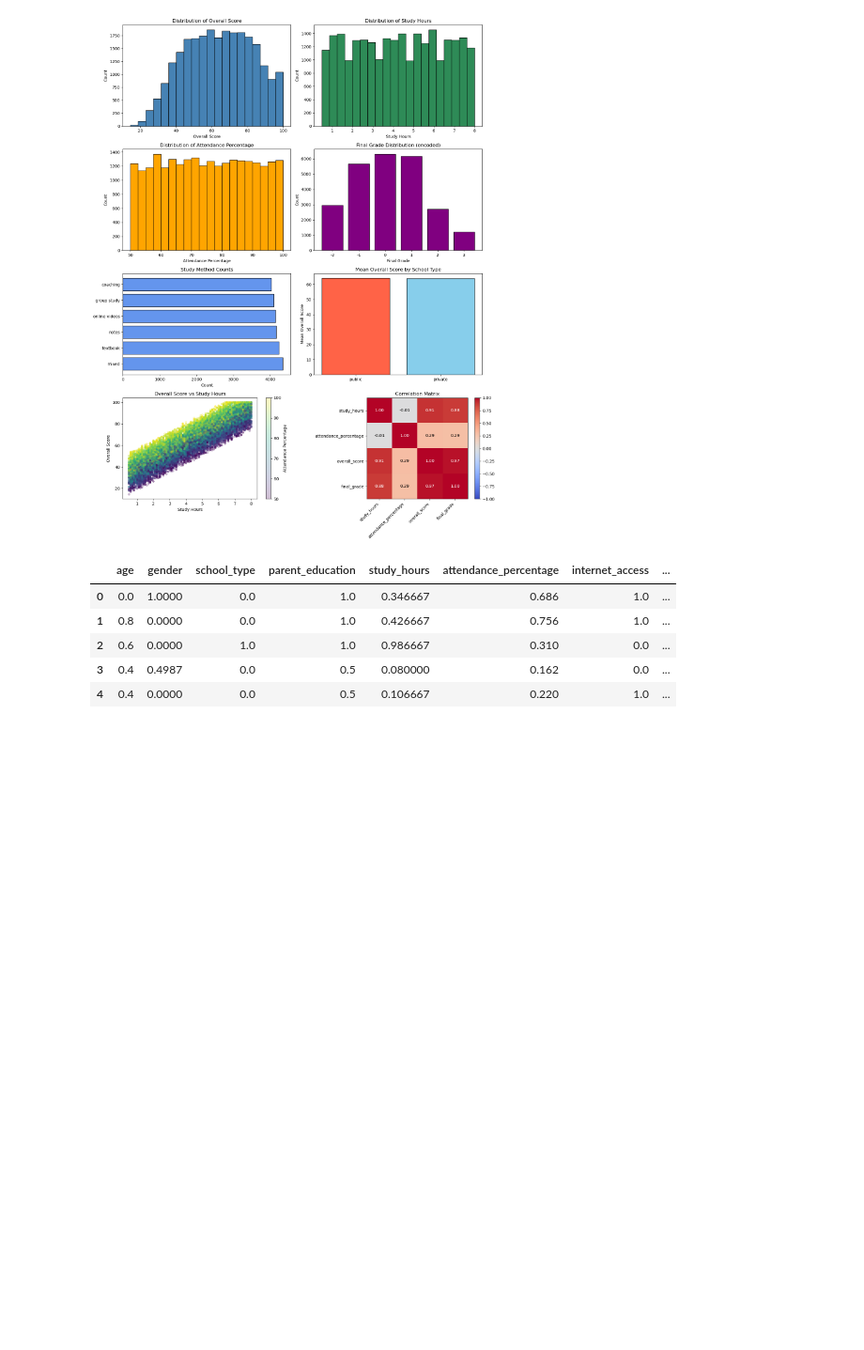
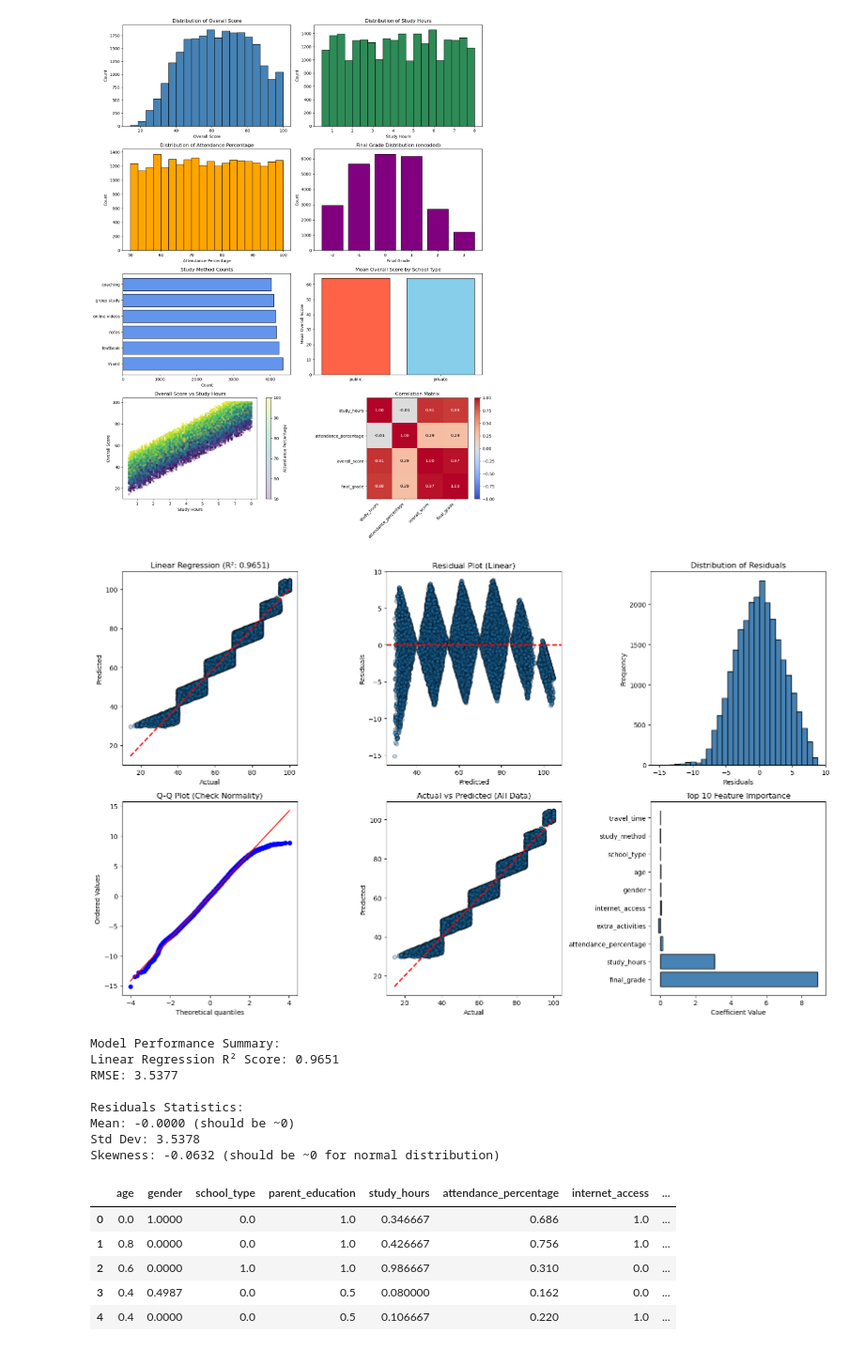
Before and after one commit to bapaidas2002/Projects, a Jupyter notebook: SKE309_Project/main.ipynb, the cells around one changed output. Shown at 94% size. Cells and saved outputs as stored; diff of their text form; code cells hidden in the pictures; blank space fills up the shorter version.

```diff
--- a/SKE309_Project/main.ipynb
+++ b/SKE309_Project/main.ipynb
@@ -188,6 +188,80 @@ e    5672
 f    2955
 Name: count, dtype: int64
 [figure]
+# %%
+from sklearn.preprocessing import PolynomialFeatures
+from sklearn.pipeline import Pipeline
+from scipy import stats
+
+# Prepare data
+X = df2.drop(columns=['overall_score']).fillna(df2.mean())
+y = df2['overall_score']
+
+# Test multiple regression models with visualizations
+fig, axes = plt.subplots(2, 3, figsize=(16, 10))
+axes = axes.flatten()
+
+# 1. Linear Regression
+lr = LinearRegression()
+lr.fit(X, y)
+y_pred_lr = lr.predict(X)
+axes[0].scatter(y, y_pred_lr, alpha=0.3, edgecolor='k')
+axes[0].plot([y.min(), y.max()], [y.min(), y.max()], "r--", lw=2)
+axes[0].set_title(f'Linear Regression (R²: {r2_score(y, y_pred_lr):.4f})')
+axes[0].set_xlabel('Actual')
+axes[0].set_ylabel('Predicted')
+
+# 2. Residual Plot for Linear
+axes[1].scatter(y_pred_lr, y - y_pred_lr, alpha=0.3, edgecolor='k')
+axes[1].axhline(y=0, color='r', linestyle='--', lw=2)
+axes[1].set_title('Residual Plot (Linear)')
+axes[1].set_xlabel('Predicted')
+axes[1].set_ylabel('Residuals')
+
+# 3. Distribution of Residuals
+axes[2].hist(y - y_pred_lr, bins=30, edgecolor='black', color='steelblue')
+axes[2].set_title('Distribution of Residuals')
+axes[2].set_xlabel('Residuals')
+axes[2].set_ylabel('Frequency')
+
+# 4. Q-Q Plot for normality check
+stats.probplot(y - y_pred_lr, dist="norm", plot=axes[3])
+axes[3].set_title('Q-Q Plot (Check Normality)')
+
+# 5. Actual vs Predicted with density
+axes[4].scatter(y, y_pred_lr, alpha=0.3, edgecolor='k')
+axes[4].plot([y.min(), y.max()], [y.min(), y.max()], "r--", lw=2)
+axes[4].set_title('Actual vs Predicted (All Data)')
+axes[4].set_xlabel('Actual')
+axes[4].set_ylabel('Predicted')
+
+# 6. Feature Importance (Coefficients)
+coef_df = pd.DataFrame({'Feature': X.columns, 'Coefficient': lr.coef_}).sort_values('Coefficient', key=abs, ascending=False)
+axes[5].barh(coef_df['Feature'][:10], coef_df['Coefficient'][:10], color='steelblue', edgecolor='black')
+axes[5].set_title('Top 10 Feature Importance')
+axes[5].set_xlabel('Coefficient Value')
+
+plt.tight_layout()
+plt.show()
+
+print("\nModel Performance Summary:")
+print(f"Linear Regression R² Score: {r2_score(y, y_pred_lr):.4f}")
+print(f"RMSE: {np.sqrt(mean_squared_error(y, y_pred_lr)):.4f}")
+print(f"\nResiduals Statistics:")
+residuals = y - y_pred_lr
+print(f"Mean: {residuals.mean():.4f} (should be ~0)")
+print(f"Std Dev: {residuals.std():.4f}")
+print(f"Skewness: {stats.skew(residuals):.4f} (should be ~0 for normal distribution)")
+# %% [output]
+[figure, added]
+Model Performance Summary:
+Linear Regression R² Score: 0.9651
+RMSE: 3.5377
+
+Residuals Statistics:
+Mean: -0.0000 (should be ~0)
+Std Dev: 3.5378
+Skewness: -0.0632 (should be ~0 for normal distribution)
 # %%
 from sklearn.preprocessing import MinMaxScaler
 
```
Also changed, not shown: parts of 5 cells of this notebook, 1 other file.
